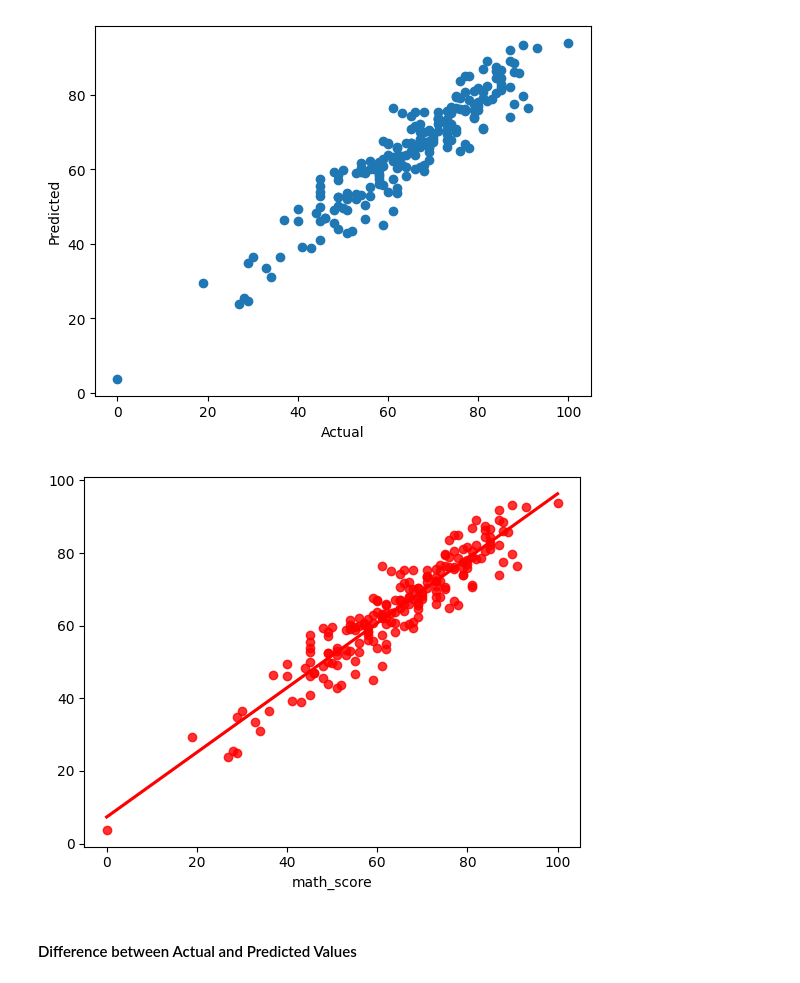
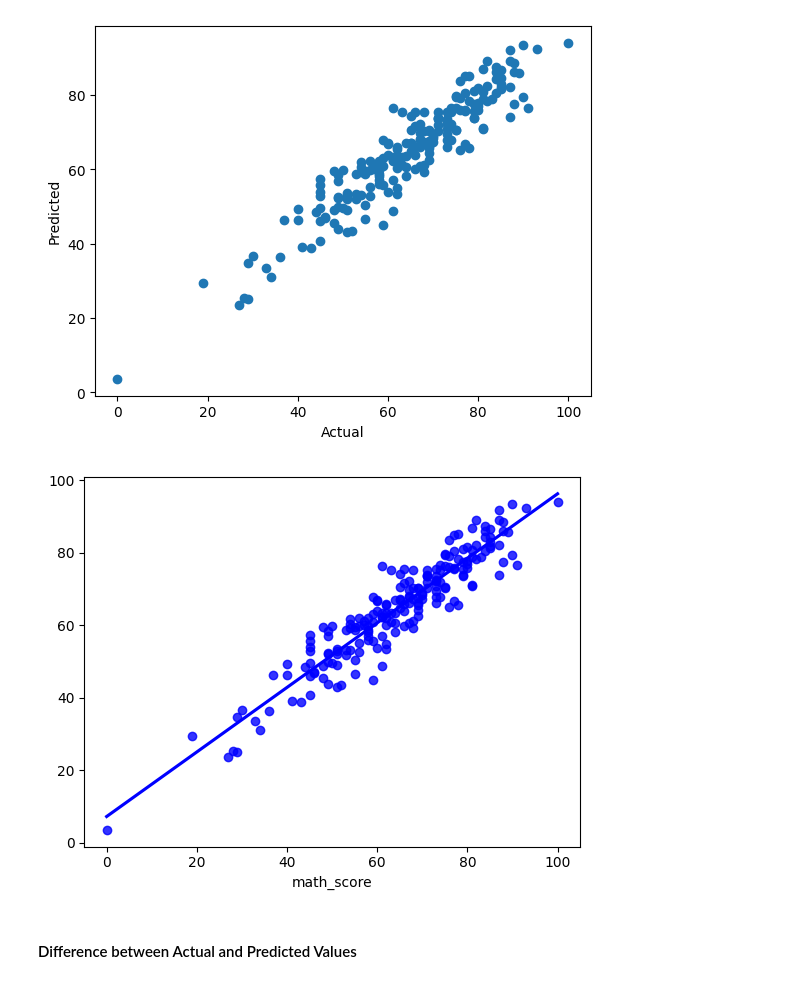
Before and after one commit to Asrar-Ahammad/Student-Performance-Prediction, a Jupyter notebook: notebook/2. MODEL TRAINING.ipynb, the cells around one changed output. Drawn from its saved outputs; the diff is of its cells as text; code cells hidden in the pictures.

```diff
--- a/notebook/2. MODEL TRAINING.ipynb
+++ b/notebook/2. MODEL TRAINING.ipynb
@@ -228,9 +249,9 @@ plt.ylabel('Predicted');
 # %% [output]
 [figure]
 # %%
-sns.regplot(x=y_test,y=y_pred,ci=None,color ='red');
+sns.regplot(x=y_test,y=y_pred,ci=None,color ='blue');
 # %% [output]
-[figure, old version]
+[figure, new version]
 # %% [markdown]
 #### Difference between Actual and Predicted Values
 # %%
```
Also changed, not shown: parts of 5 cells of this notebook, 21 other files.
